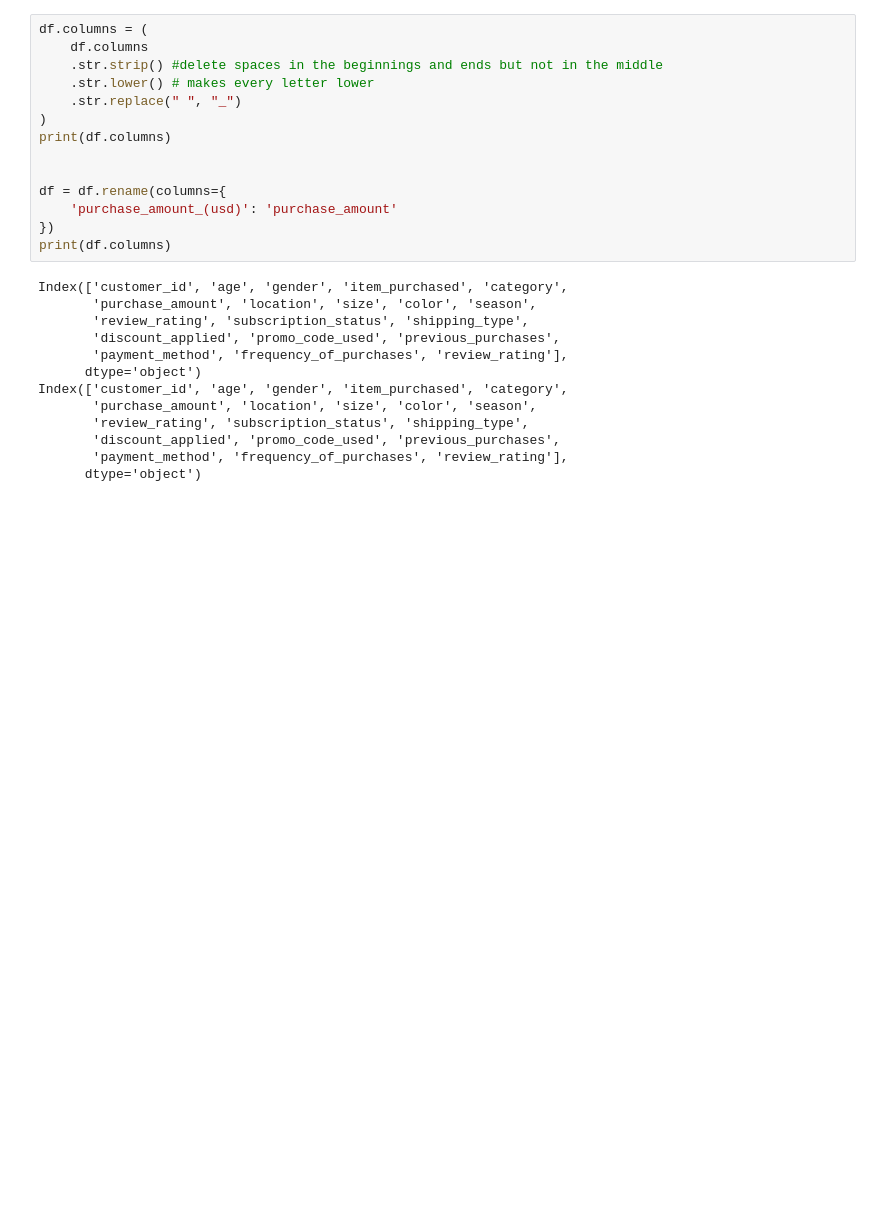
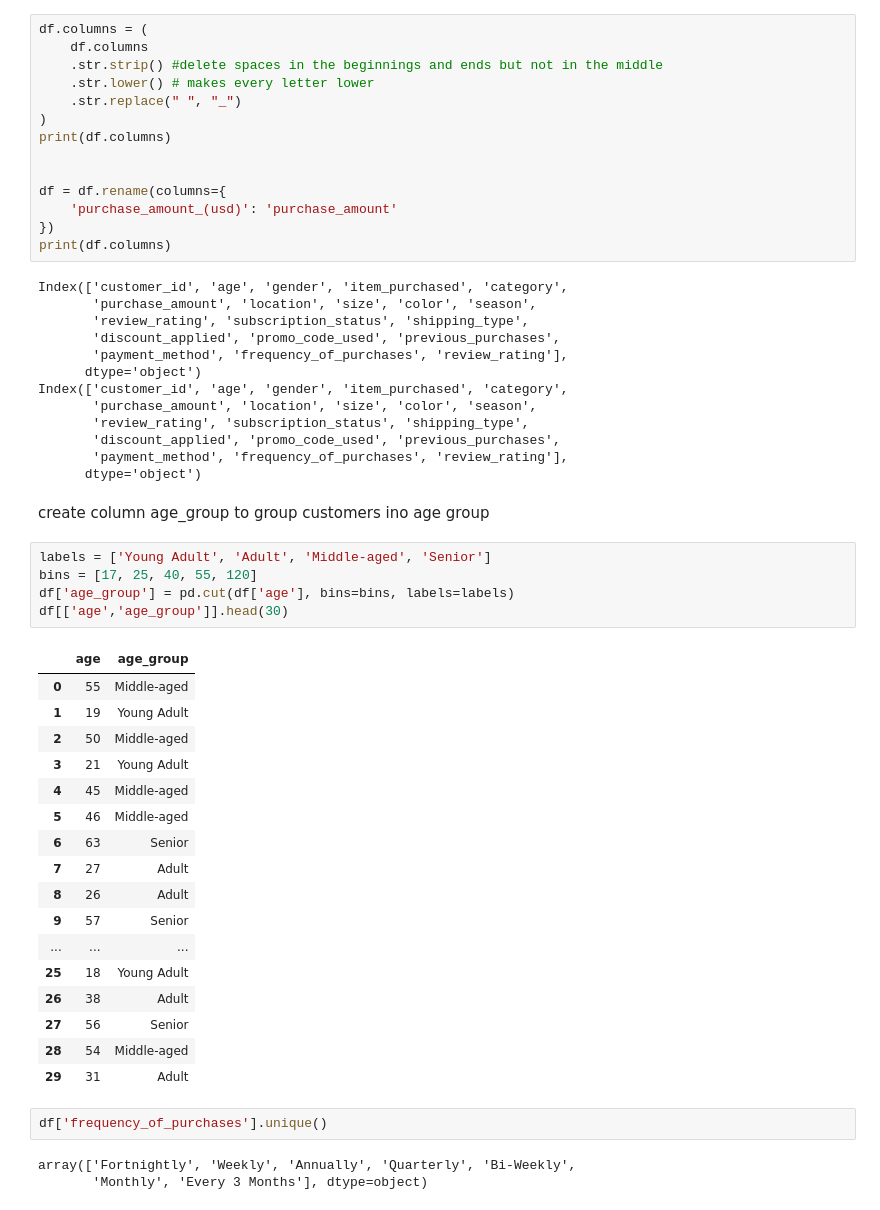
Before and after one commit to Alister44/customer_trends_data_analysis, a Jupyter notebook: customer_behavior_analysis.ipynb, the cells around one changed output. Saved outputs shown, nothing was run; the diff lists cells and outputs as text; blank space fills up the shorter version.

Commit message:
age_group created

```diff
--- a/customer_behavior_analysis.ipynb
+++ b/customer_behavior_analysis.ipynb
@@ -141,3 +141,33 @@ Index(['customer_id', 'age', 'gender', 'item_purchased', 'category',
        'discount_applied', 'promo_code_used', 'previous_purchases',
        'payment_method', 'frequency_of_purchases', 'review_rating'],
       dtype='object')
+# %% [markdown]
+create column age_group to group customers ino age group
+# %%
+labels = ['Young Adult', 'Adult', 'Middle-aged', 'Senior']
+bins = [17, 25, 40, 55, 120]
+df['age_group'] = pd.cut(df['age'], bins=bins, labels=labels)
+df[['age','age_group']].head(30)
+# %% [output]
+|  | age | age_group |
+| 0 | 55 | Middle-aged |
+| 1 | 19 | Young Adult |
+| 2 | 50 | Middle-aged |
+| 3 | 21 | Young Adult |
+| 4 | 45 | Middle-aged |
+| 5 | 46 | Middle-aged |
+| 6 | 63 | Senior |
+| 7 | 27 | Adult |
+| 8 | 26 | Adult |
+| 9 | 57 | Senior |
+| ... | ... | ... |
+| 25 | 18 | Young Adult |
+| 26 | 38 | Adult |
+| 27 | 56 | Senior |
+| 28 | 54 | Middle-aged |
+| 29 | 31 | Adult |
+# %%
+df['frequency_of_purchases'].unique()
+# %% [output]
+array(['Fortnightly', 'Weekly', 'Annually', 'Quarterly', 'Bi-Weekly',
+       'Monthly', 'Every 3 Months'], dtype=object)
```
Also changed, not shown: parts of 3 cells of this notebook.
